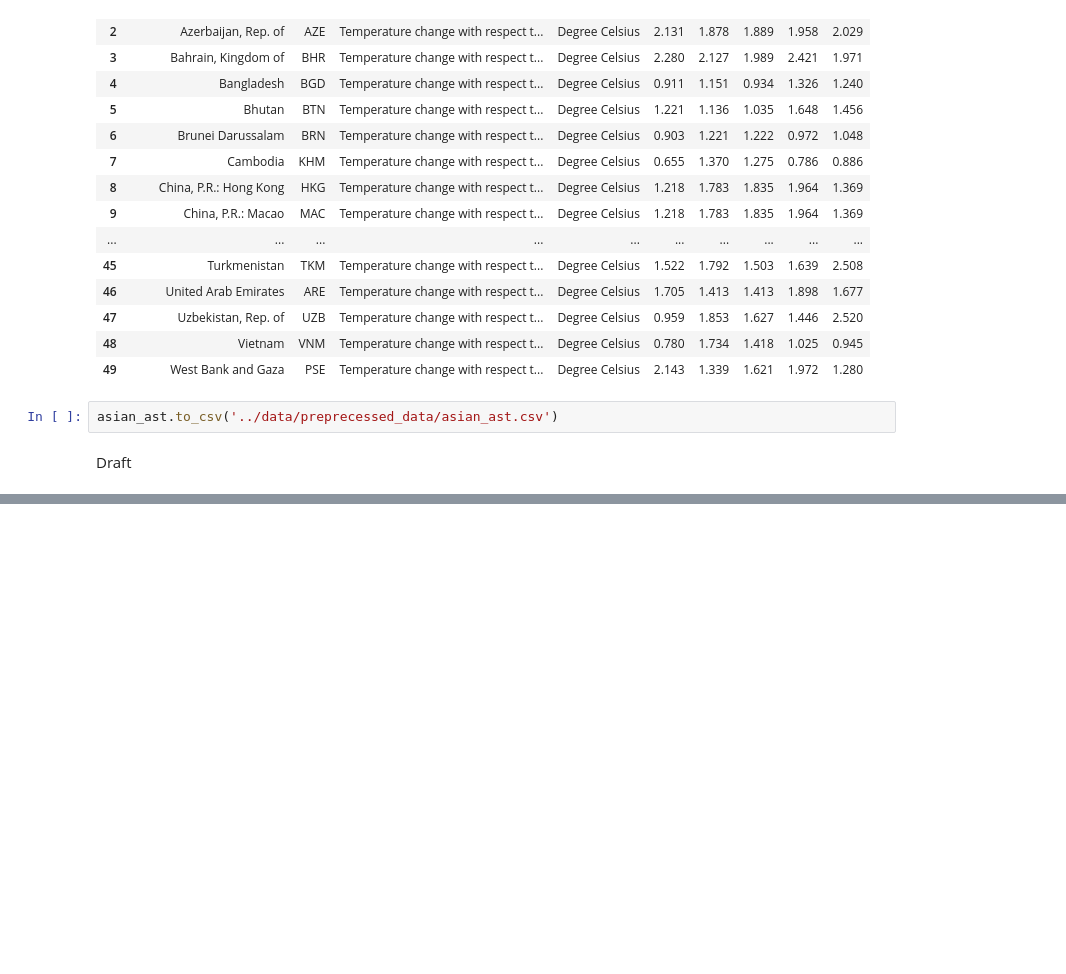
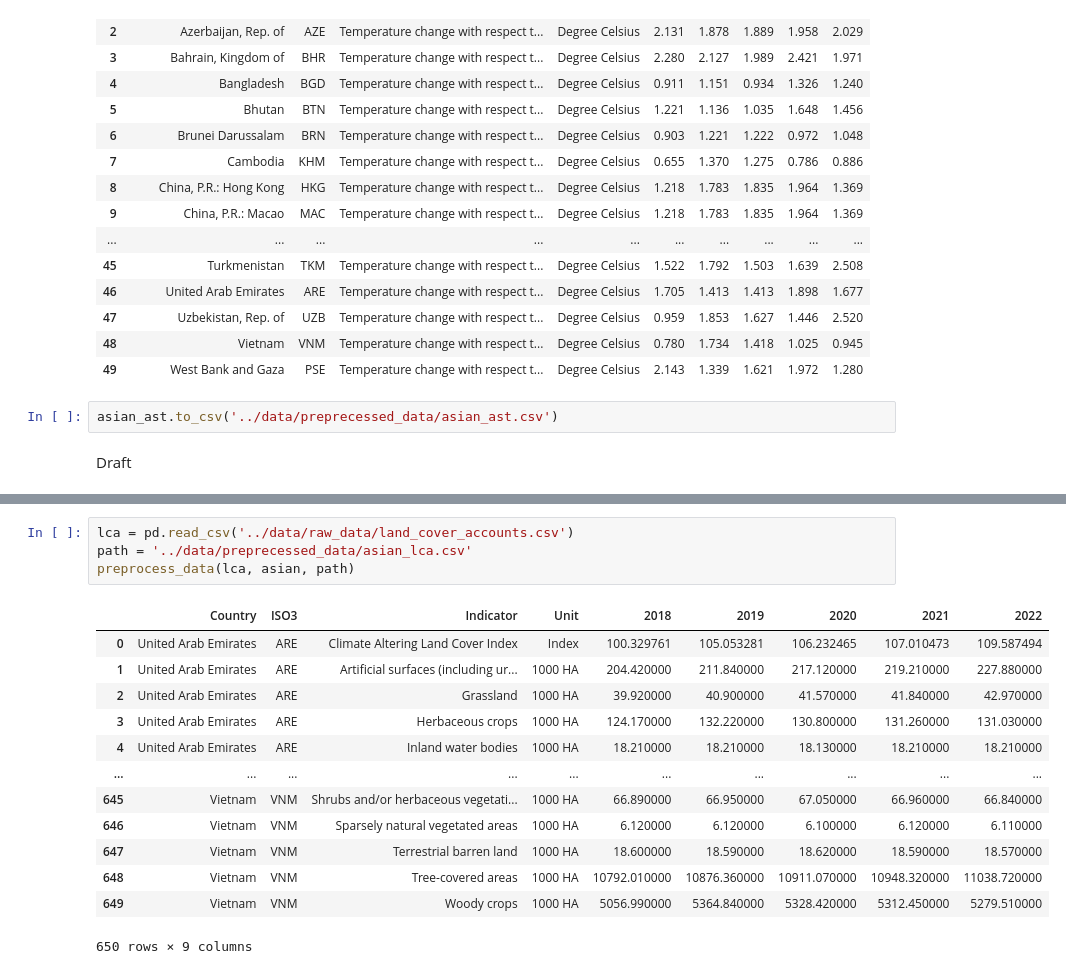
Before and after one commit to thienphucle/DS105.P11_Data_Analysis_And_Visualization, a Jupyter notebook: PreProces/preprocess_AST.ipynb, the cells around one changed output, grey strips where cells are left out. Cells and saved outputs as stored; diff of their text form; blank space fills up the shorter version.

```diff
--- a/PreProces/preprocess_AST.ipynb
+++ b/PreProces/preprocess_AST.ipynb
@@ -116,0 +136,18 @@ def preprocess_data(df, asian, output_path):
+# %%
+lca = pd.read_csv('../data/raw_data/land_cover_accounts.csv')
+path = '../data/preprecessed_data/asian_lca.csv'
+preprocess_data(lca, asian, path)
+# %% [output]
+|  | Country | ISO3 | Indicator | Unit | 2018 | 2019 | 2020 | 2021 | 2022 |
+| 0 | United Arab Emirates | ARE | Climate Altering Land Cover Index | Index | 100.329761 | 105.053281 | 106.232465 | 107.010473 | 109.587494 |
+| 1 | United Arab Emirates | ARE | Artificial surfaces (including ur... | 1000 HA | 204.420000 | 211.840000 | 217.120000 | 219.210000 | 227.880000 |
+| 2 | United Arab Emirates | ARE | Grassland | 1000 HA | 39.920000 | 40.900000 | 41.570000 | 41.840000 | 42.970000 |
+| 3 | United Arab Emirates | ARE | Herbaceous crops | 1000 HA | 124.170000 | 132.220000 | 130.800000 | 131.260000 | 131.030000 |
+| 4 | United Arab Emirates | ARE | Inland water bodies | 1000 HA | 18.210000 | 18.210000 | 18.130000 | 18.210000 | 18.210000 |
+| ... | ... | ... | ... | ... | ... | ... | ... | ... | ... |
+| 645 | Vietnam | VNM | Shrubs and/or herbaceous vegetati... | 1000 HA | 66.890000 | 66.950000 | 67.050000 | 66.960000 | 66.840000 |
+| 646 | Vietnam | VNM | Sparsely natural vegetated areas | 1000 HA | 6.120000 | 6.120000 | 6.100000 | 6.120000 | 6.110000 |
+| 647 | Vietnam | VNM | Terrestrial barren land | 1000 HA | 18.600000 | 18.590000 | 18.620000 | 18.590000 | 18.570000 |
+| 648 | Vietnam | VNM | Tree-covered areas | 1000 HA | 10792.010000 | 10876.360000 | 10911.070000 | 10948.320000 | 11038.720000 |
+| 649 | Vietnam | VNM | Woody crops | 1000 HA | 5056.990000 | 5364.840000 | 5328.420000 | 5312.450000 | 5279.510000 |
+650 rows × 9 columns
```
Also changed, not shown: parts of 2 cells of this notebook, 5 other files.
